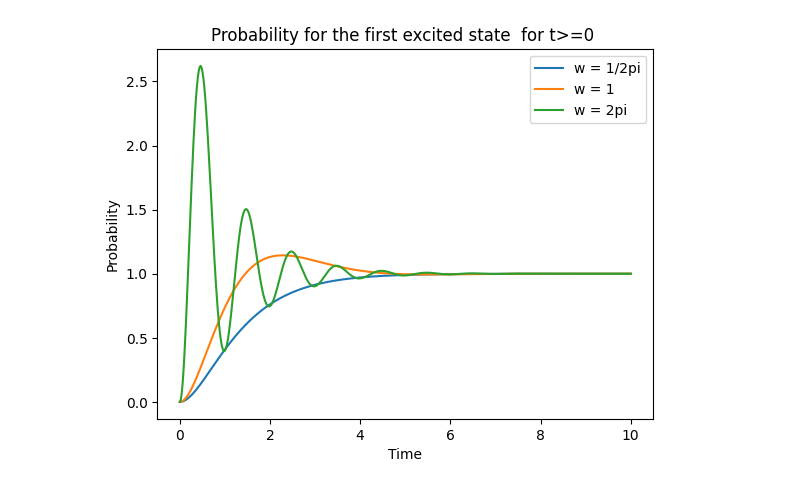
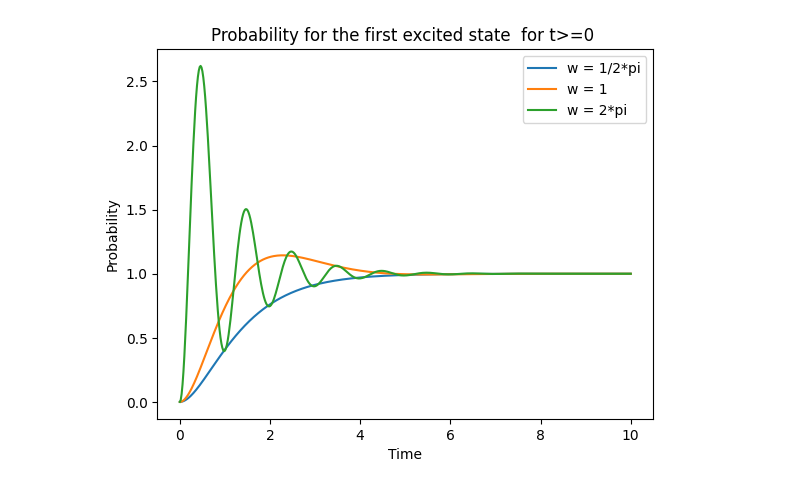
Before and after one commit to loujjj/Machine-Learning, a Jupyter notebook: Probability_Graph.ipynb, the cells around one changed output. Drawn from its saved outputs; the diff is of its cells as text; code cells hidden in the pictures.

```diff
--- a/Probability_Graph.ipynb
+++ b/Probability_Graph.ipynb
@@ -22,14 +22,14 @@ def f3(x):
 # %%
 plt.xlabel('Time')
 plt.ylabel('Probability')
 plt.title('Probability for the first excited state  for t>=0 ')
 
-plt.plot(x, f1(x), label='w = 1/2pi')
+plt.plot(x, f1(x), label='w = 1/2*pi')
 plt.plot(x, f2(x), label='w = 1')
-plt.plot(x, f3(x), label='w = 2pi')
+plt.plot(x, f3(x), label='w = 2*pi')
 
 plt.legend()
 
 plt.show()
 # %% [output]
-[figure, old version]
+[figure, new version]
```
